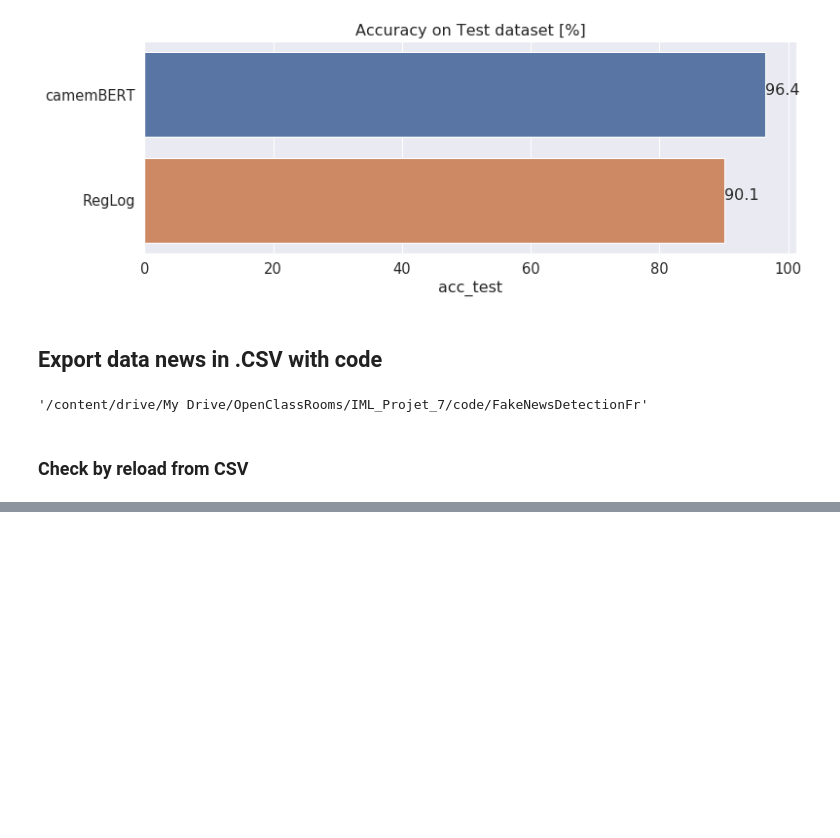
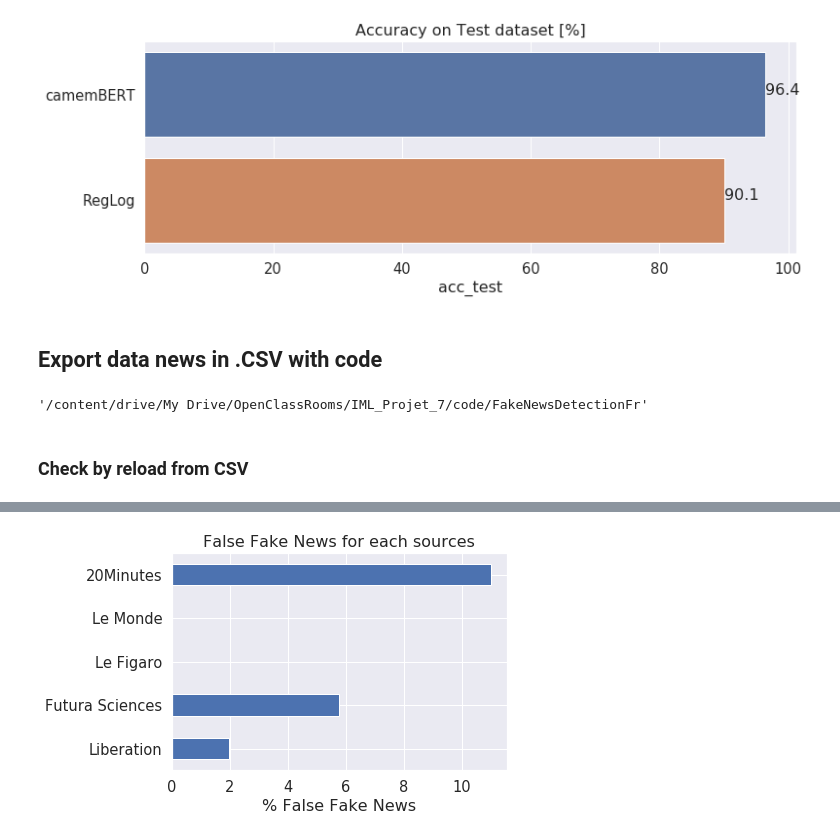
Before and after one commit to jeugregg/FakeNewsDetectionFr, a Jupyter notebook: 04_Train_evaluate_baseline.ipynb, the cells around one changed output, grey strips where cells are left out. Drawn from its saved outputs; the diff is of its cells as text; code cells hidden in the pictures; blank space fills up the shorter version.

```diff
--- a/04_Train_evaluate_baseline.ipynb
+++ b/04_Train_evaluate_baseline.ipynb
@@ -1019,0 +1045,20 @@ df_news_csv.head()
+# %%
+# count all news by sources
+s_source = df_news[df_news["train"] == False].source.value_counts(sort=False)
+# count false positives by sources
+s_source_fp = \
+  df_news[(df_news["fp_logreg"] == True) \
+          &(df_news["train"] == False)].source.value_counts(sort=False)
+# label True news sources
+list_true_sources = df_news[
+          (df_news["fake"] == 0)&(df_news["train"] == False)]["source"].unique()
+# calculate repartition of false positive by sources
+s_pc_fp = s_source.filter(items=list_true_sources).astype('float')
+for source_name in s_pc_fp.index:
+  if source_name in s_source_fp.index.tolist():
+    print("{} / {}".format(s_source_fp[source_name], s_pc_fp[source_name]))
+    s_pc_fp[source_name] = 100*s_source_fp[source_name]/s_pc_fp[source_name]
+  else:
+    s_pc_fp[source_name] = 0
+
+s_pc_fp
@@ -1019,0 +1075,6 @@ df_news_csv.head()
+# %%
+ax = s_pc_fp.plot.barh()
+ax.set_title("False Fake News for each sources")
+ax.set_xlabel("% False Fake News");
+# %% [output]
+[figure, added]
```
Also changed, not shown: parts of 14 cells of this notebook, 1 other file.
